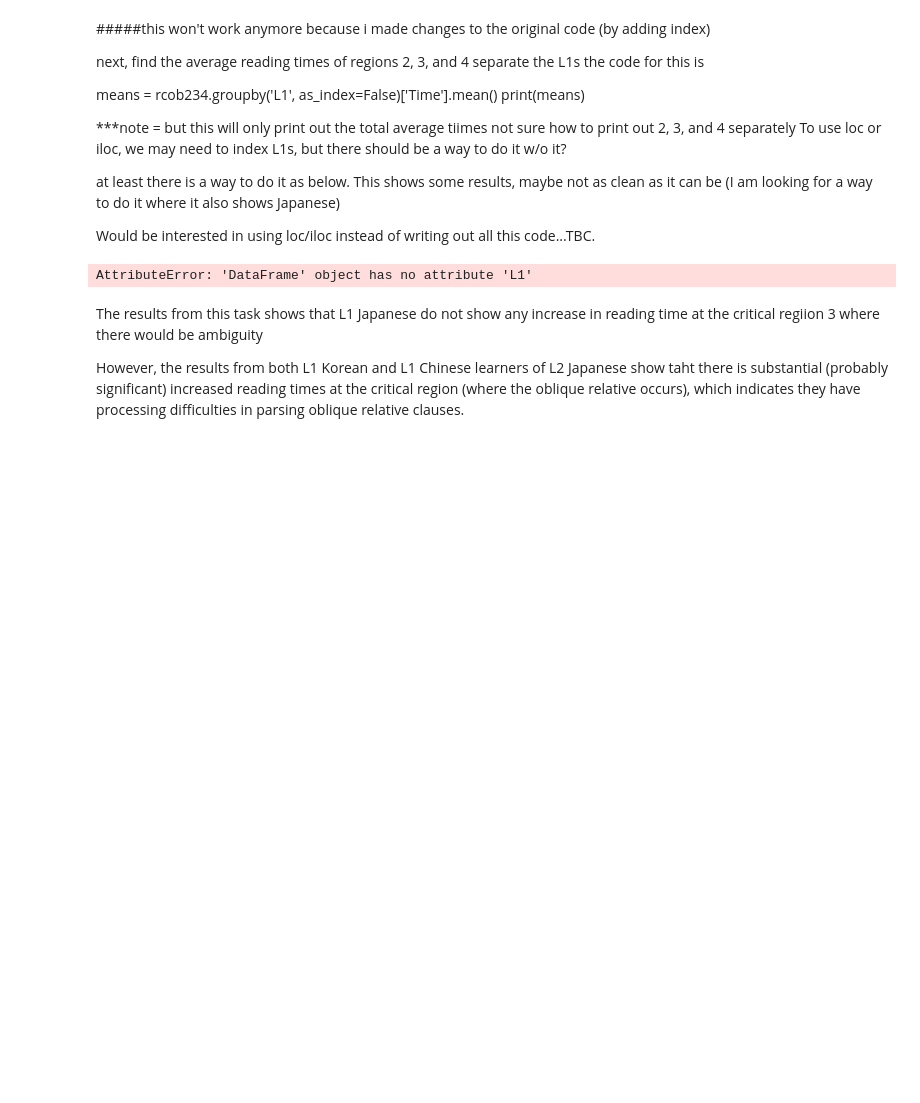
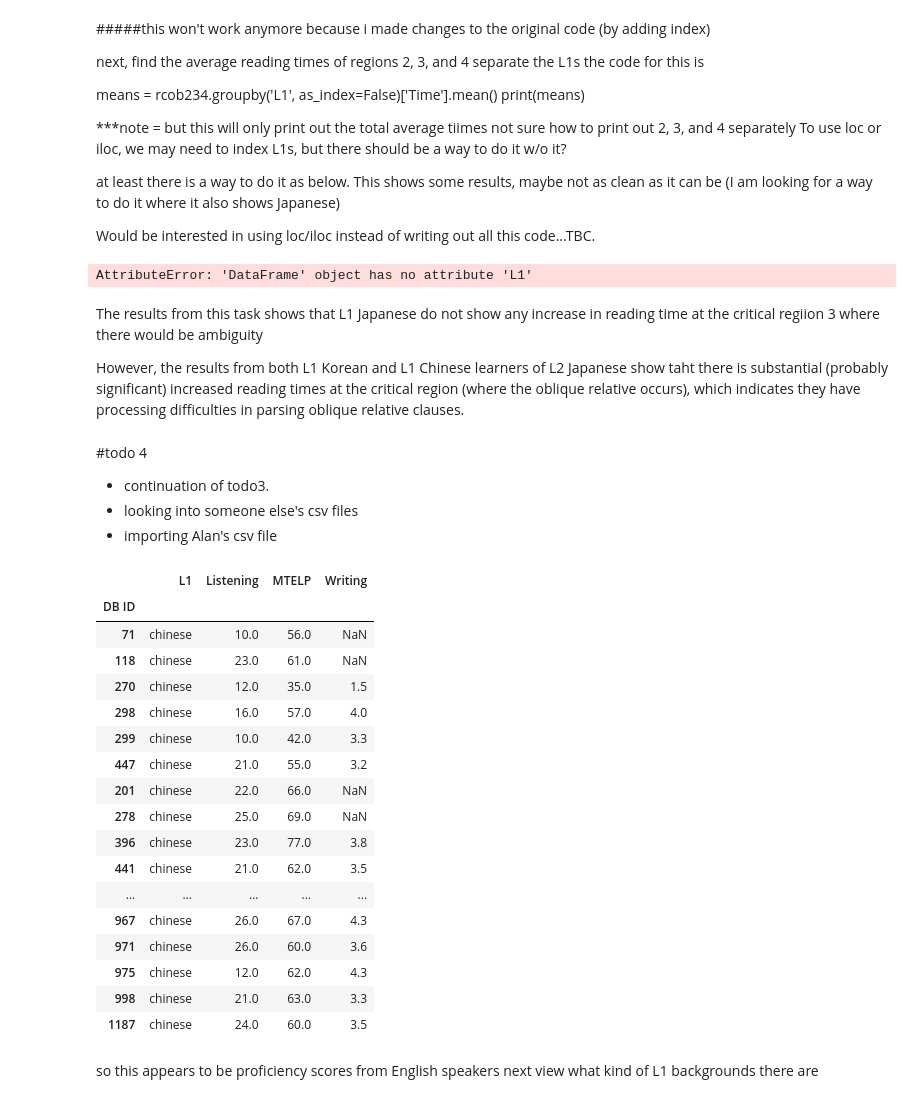
Before and after one commit to mmj32/Class-Practice-Repo, a Jupyter notebook: todo3/pandas_notes_NHL.ipynb, the cells around one changed output. Saved outputs shown, nothing was run; the diff lists cells and outputs as text; code cells hidden in the pictures; blank space fills up the shorter version.

Commit message:
todo3 and 4, added by designating file name

```diff
--- a/todo3/pandas_notes_NHL.ipynb
+++ b/todo3/pandas_notes_NHL.ipynb
@@ -190,3 +190,35 @@ AttributeError: 'DataFrame' object has no attribute 'L1'
 The results from this task shows that L1 Japanese do not show any increase in reading time at the critical regiion 3 where there would be ambiguity
 
 However, the results from both L1 Korean and L1 Chinese learners of L2 Japanese show taht there is substantial (probably significant) increased reading times at the critical region (where the oblique relative occurs), which indicates they have processing difficulties in parsing oblique relative clauses.
+# %% [markdown]
+#todo 4
+- continuation of todo3.
+- looking into someone else's csv files
+- importing Alan's csv file
+# %%
+import pandas as pd
+aj = pd.read_csv("Pandas_Juffs_CSV.csv", index_col = 0)
+#first view the first twenty entries of aj to see the file, use.type to view the type if necessary
+aj.head(20)
+# %% [output]
+|  | L1 | Listening | MTELP | Writing |
+| DB ID |  |  |  |  |
+| 71 | chinese | 10.0 | 56.0 | NaN |
+| 118 | chinese | 23.0 | 61.0 | NaN |
+| 270 | chinese | 12.0 | 35.0 | 1.5 |
+| 298 | chinese | 16.0 | 57.0 | 4.0 |
+| 299 | chinese | 10.0 | 42.0 | 3.3 |
+| 447 | chinese | 21.0 | 55.0 | 3.2 |
+| 201 | chinese | 22.0 | 66.0 | NaN |
+| 278 | chinese | 25.0 | 69.0 | NaN |
+| 396 | chinese | 23.0 | 77.0 | 3.8 |
+| 441 | chinese | 21.0 | 62.0 | 3.5 |
+| ... | ... | ... | ... | ... |
+| 967 | chinese | 26.0 | 67.0 | 4.3 |
+| 971 | chinese | 26.0 | 60.0 | 3.6 |
+| 975 | chinese | 12.0 | 62.0 | 4.3 |
+| 998 | chinese | 21.0 | 63.0 | 3.3 |
+| 1187 | chinese | 24.0 | 60.0 | 3.5 |
+# %% [markdown]
+so this appears to be proficiency scores from English speakers
+next view what kind of L1 backgrounds there are
```
Also changed, not shown: parts of 8 cells of this notebook.
